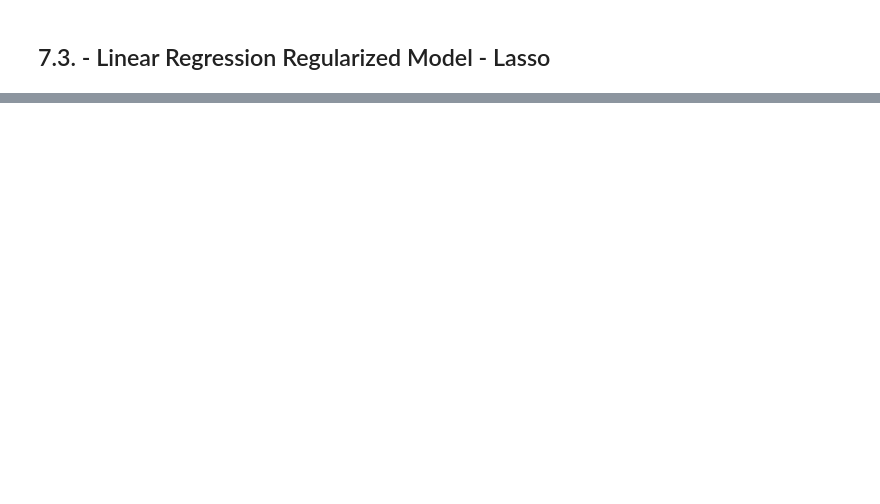
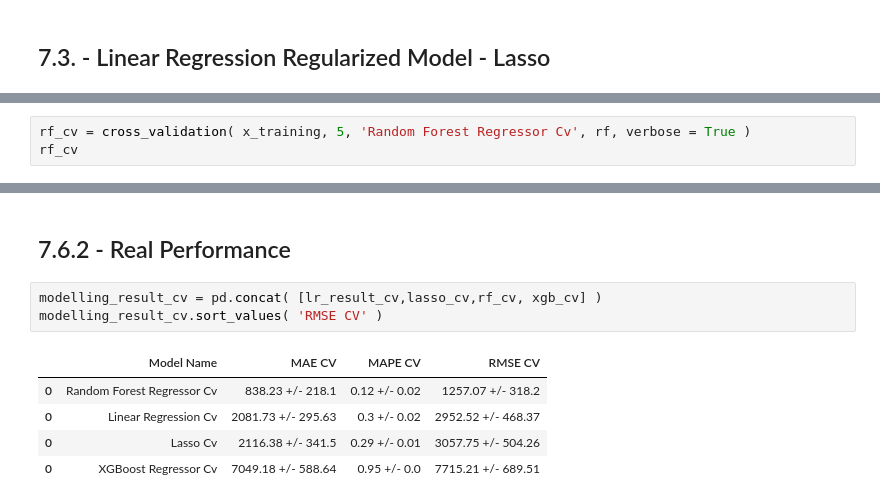
Before and after one commit to OscarFantozzi/Rossmann-Sales, a Jupyter notebook: rossmann_sales.ipynb, the cells around one changed output, grey strips where cells are left out. Cells and saved outputs as stored; diff of their text form; blank space fills up the shorter version.

```diff
--- a/rossmann_sales.ipynb
+++ b/rossmann_sales.ipynb
@@ -1127,0 +1201,3 @@ lrr_result
+# %%
+rf_cv = cross_validation( x_training, 5, 'Random Forest Regressor Cv', rf, verbose = True )
+rf_cv
@@ -1127,0 +1258,11 @@ lrr_result
+# %% [markdown]
+## 7.6.2 - Real Performance
+# %%
+modelling_result_cv = pd.concat( [lr_result_cv,lasso_cv,rf_cv, xgb_cv] )
+modelling_result_cv.sort_values( 'RMSE CV' )
+# %% [output]
+|  | Model Name | MAE CV | MAPE CV | RMSE CV |
+| 0 | Random Forest Regressor Cv | 838.23 +/- 218.1 | 0.12 +/- 0.02 | 1257.07 +/- 318.2 |
+| 0 | Linear Regression Cv | 2081.73 +/- 295.63 | 0.3 +/- 0.02 | 2952.52 +/- 468.37 |
+| 0 | Lasso Cv | 2116.38 +/- 341.5 | 0.29 +/- 0.01 | 3057.75 +/- 504.26 |
+| 0 | XGBoost Regressor Cv | 7049.18 +/- 588.64 | 0.95 +/- 0.0 | 7715.21 +/- 689.51 |
```
Also changed, not shown: parts of 23 cells of this notebook.
